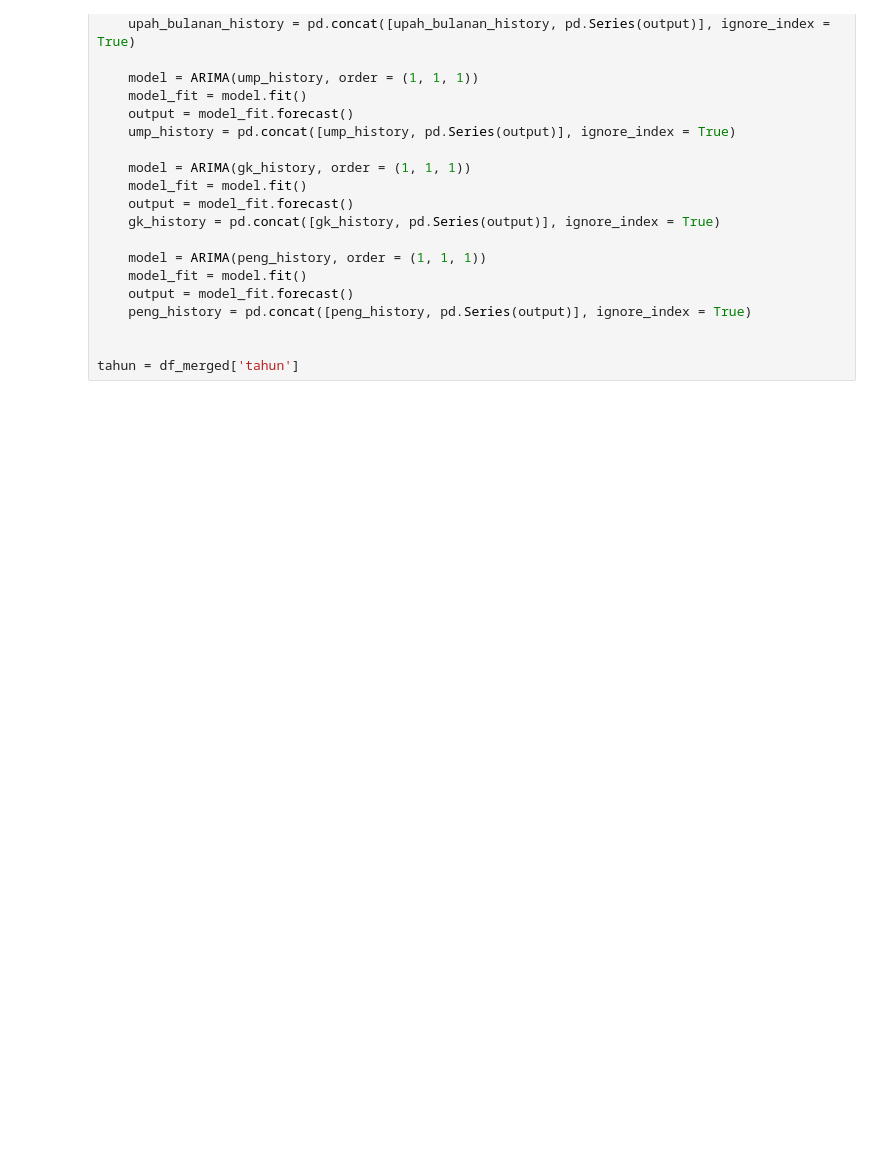
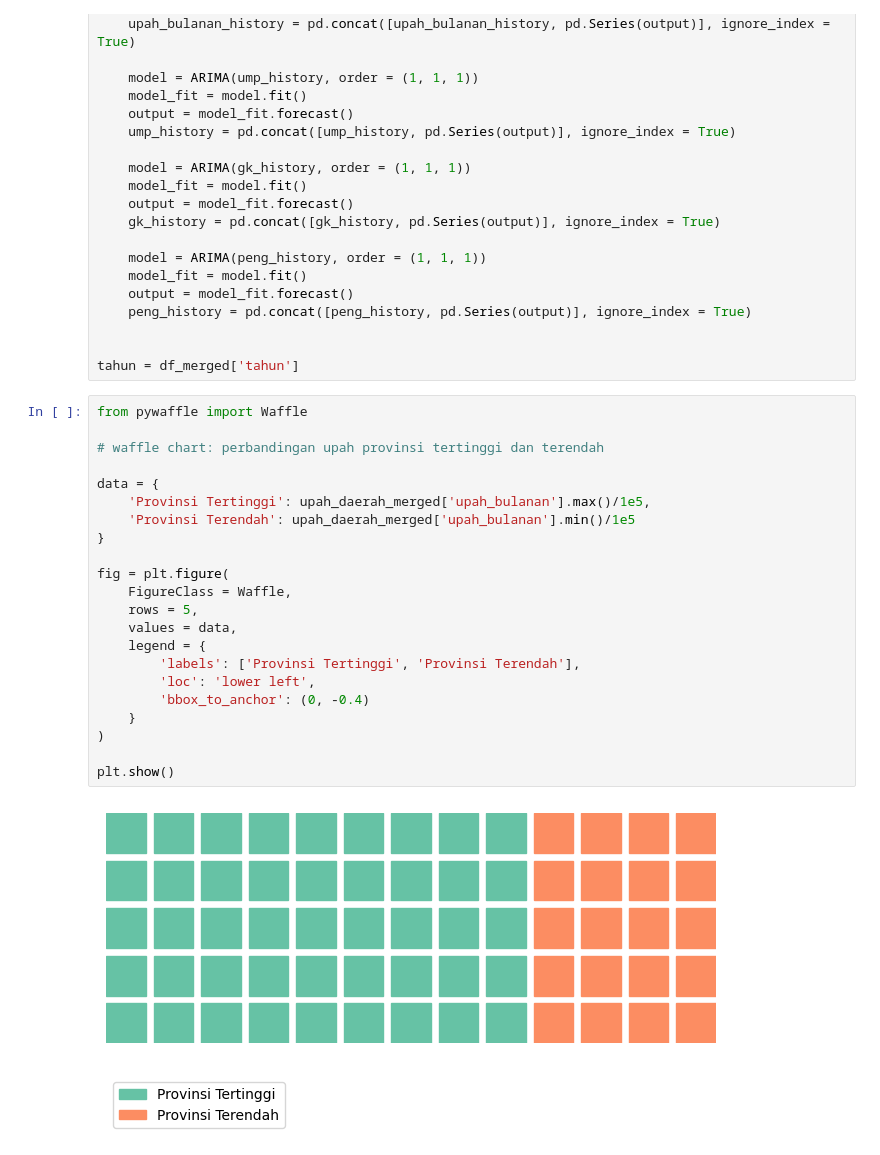
Before and after one commit to owencwijaya/tubes-01-visdat, a Jupyter notebook: dataset-kesejahteraan.ipynb, the cells around one changed output. Drawn from its saved outputs; the diff is of its cells as text; blank space fills up the shorter version.

```diff
--- a/dataset-kesejahteraan.ipynb
+++ b/dataset-kesejahteraan.ipynb
@@ -697,3 +773,27 @@ for i in range(3):
 
 
 tahun = df_merged['tahun']
+# %%
+from pywaffle import Waffle
+
+# waffle chart: perbandingan upah provinsi tertinggi dan terendah
+
+data = {
+    'Provinsi Tertinggi': upah_daerah_merged['upah_bulanan'].max()/1e5,
+    'Provinsi Terendah': upah_daerah_merged['upah_bulanan'].min()/1e5
+}
+
+fig = plt.figure(
+    FigureClass = Waffle,
+    rows = 5,
+    values = data,
+    legend = {
+        'labels': ['Provinsi Tertinggi', 'Provinsi Terendah'],
+        'loc': 'lower left',
+        'bbox_to_anchor': (0, -0.4)
+    }
+)
+
+plt.show()
+# %% [output]
+[figure, added]
```
Also changed, not shown: parts of 5 cells of this notebook.
